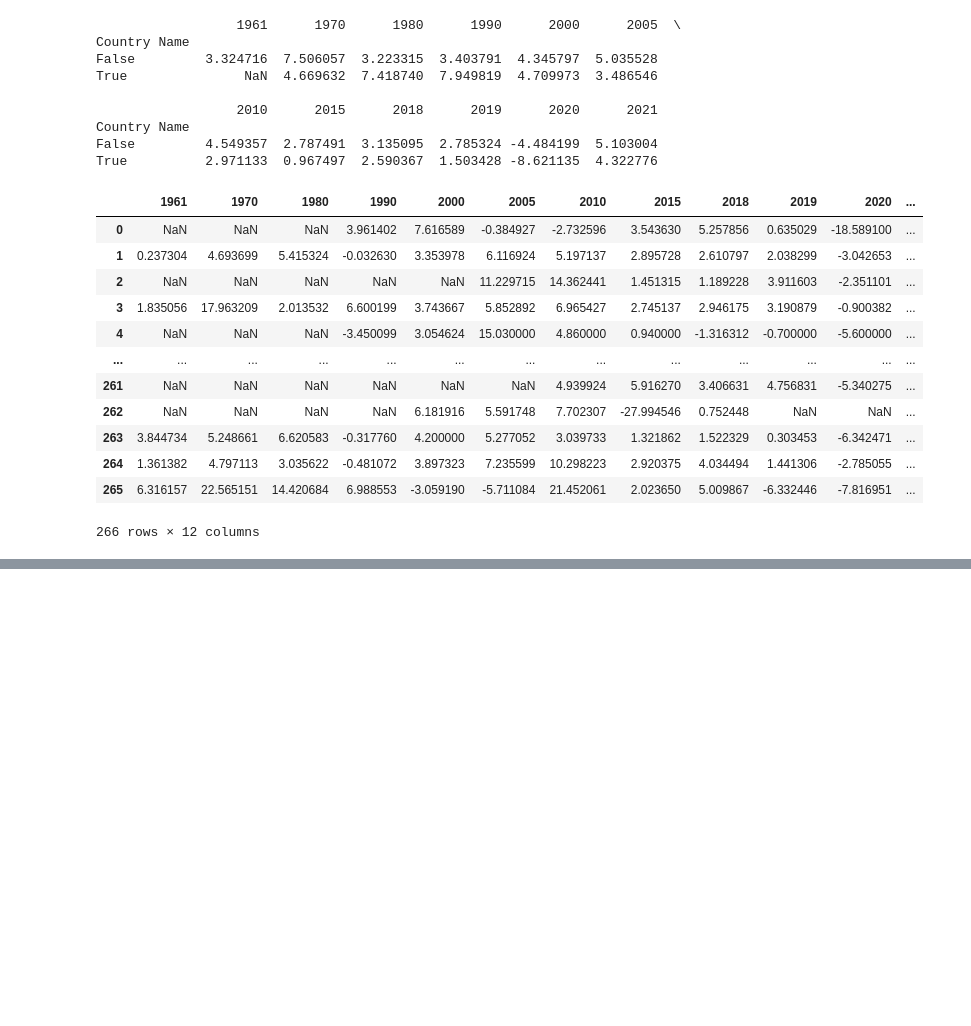
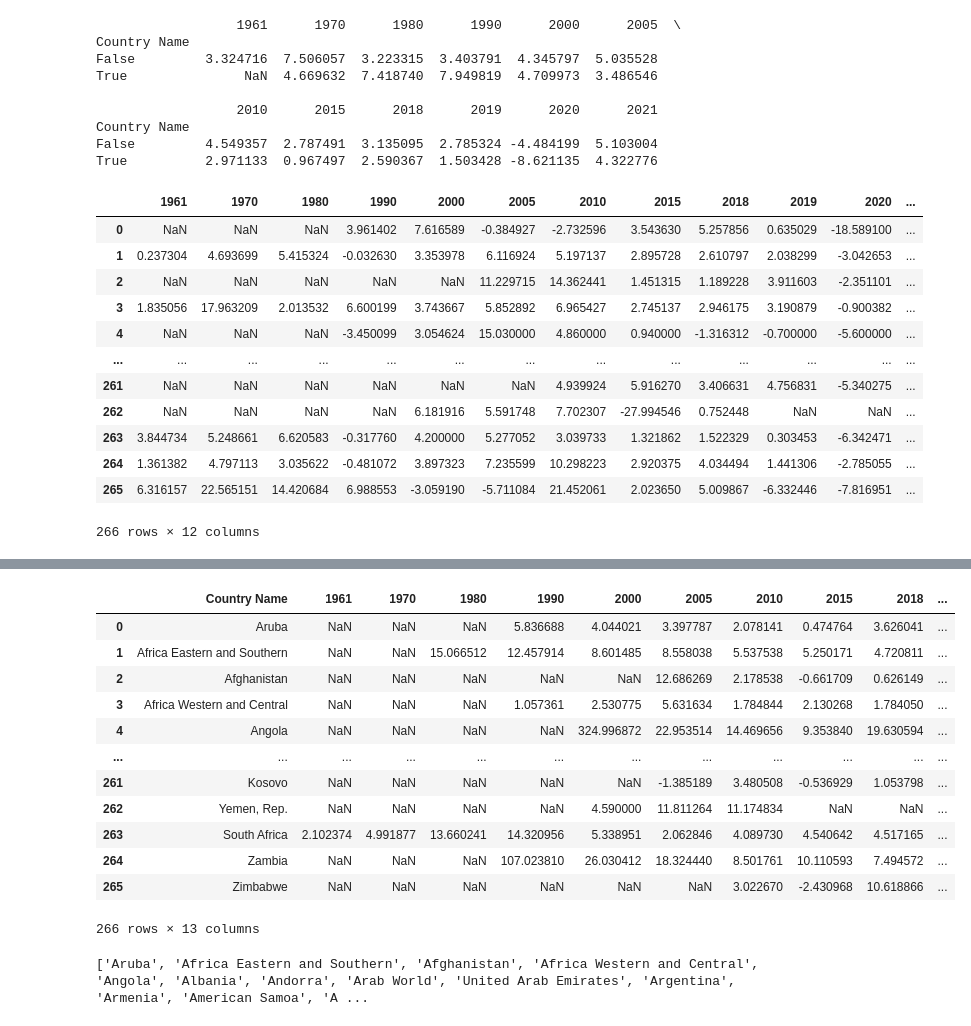
Before and after one commit to NOURDINEEEE/Projet_blanc_Dash1, a Jupyter notebook: Notebooks/Projet_blanc_donnees_mondiales.ipynb, the cells around one changed output, grey strips where cells are left out. Cells and saved outputs as stored; diff of their text form; code cells hidden in the pictures; blank space fills up the shorter version.

```diff
--- a/Notebooks/Projet_blanc_donnees_mondiales.ipynb
+++ b/Notebooks/Projet_blanc_donnees_mondiales.ipynb
@@ -343,0 +359,29 @@ sns.barplot(data=data_court.sort_values("STI"), x=vector.flatten(), y="STI", hue
+# %%
+Taux_de_croissance_Amerique_du_nord[['Country Name', '1961', '1970', '1980', '1990', '2000', '2005', '2010', '2015', '2018', '2019', '2020', '2021']]
+Taux_de_croissance_Afrique_sub_sahara[['Country Name', '1961', '1970', '1980', '1990', '2000', '2005', '2010', '2015', '2018', '2019', '2020', '2021']]
+Taux_de_croissance_Asie_Est[['Country Name', '1961', '1970', '1980', '1990', '2000', '2005', '2010', '2015', '2018', '2019', '2020', '2021']]
+Taux_de_croissance_Asie_Sud[['Country Name', '1961', '1970', '1980', '1990', '2000', '2005', '2010', '2015', '2018', '2019', '2020', '2021']]
+Taux_de_chomage_Amerique_du_nord[['Country Name', '1961', '1970', '1980', '1990', '2000', '2005', '2010', '2015', '2018', '2019', '2020', '2021']]
+Taux_de_croissance_Moyen_orient_Afrique_Nord[['Country Name', '1961', '1970', '1980', '1990', '2000', '2005', '2010', '2015', '2018', '2019', '2020', '2021']]
+Taux_de_chomage_Amerique_du_sud[['Country Name', '1961', '1970', '1980', '1990', '2000', '2005', '2010', '2015', '2018', '2019', '2020', '2021']]
+IDE_Amerique_du_nord[['Country Name', '1961', '1970', '1980', '1990', '2000', '2005', '2010', '2015', '2018', '2019', '2020', '2021']]
+IDE_sub_sahara[['Country Name', '1961', '1970', '1980', '1990', '2000', '2005', '2010', '2015', '2018', '2019', '2020', '2021']]
+Inflation_Amerique_du_nord[['Country Name', '1961', '1970', '1980', '1990', '2000', '2005', '2010', '2015', '2018', '2019', '2020', '2021']]
+# %% [output]
+|  | Country Name | 1961 | 1970 | 1980 | 1990 | 2000 | 2005 | 2010 | 2015 | 2018 | ... |
+| 0 | Aruba | NaN | NaN | NaN | 5.836688 | 4.044021 | 3.397787 | 2.078141 | 0.474764 | 3.626041 | ... |
+| 1 | Africa Eastern and Southern | NaN | NaN | 15.066512 | 12.457914 | 8.601485 | 8.558038 | 5.537538 | 5.250171 | 4.720811 | ... |
+| 2 | Afghanistan | NaN | NaN | NaN | NaN | NaN | 12.686269 | 2.178538 | -0.661709 | 0.626149 | ... |
+| 3 | Africa Western and Central | NaN | NaN | NaN | 1.057361 | 2.530775 | 5.631634 | 1.784844 | 2.130268 | 1.784050 | ... |
+| 4 | Angola | NaN | NaN | NaN | NaN | 324.996872 | 22.953514 | 14.469656 | 9.353840 | 19.630594 | ... |
+| ... | ... | ... | ... | ... | ... | ... | ... | ... | ... | ... | ... |
+| 261 | Kosovo | NaN | NaN | NaN | NaN | NaN | -1.385189 | 3.480508 | -0.536929 | 1.053798 | ... |
+| 262 | Yemen, Rep. | NaN | NaN | NaN | NaN | 4.590000 | 11.811264 | 11.174834 | NaN | NaN | ... |
+| 263 | South Africa | 2.102374 | 4.991877 | 13.660241 | 14.320956 | 5.338951 | 2.062846 | 4.089730 | 4.540642 | 4.517165 | ... |
+| 264 | Zambia | NaN | NaN | NaN | 107.023810 | 26.030412 | 18.324440 | 8.501761 | 10.110593 | 7.494572 | ... |
+| 265 | Zimbabwe | NaN | NaN | NaN | NaN | NaN | NaN | 3.022670 | -2.430968 | 10.618866 | ... |
+266 rows × 13 columns
+# %%
+print(list(Taux_de_croissance_Asie_Sud['Country Name']))
+# %% [output]
+['Aruba', 'Africa Eastern and Southern', 'Afghanistan', 'Africa Western and Central', 'Angola', 'Albania', 'Andorra', 'Arab World', 'United Arab Emirates', 'Argentina', 'Armenia', 'American Samoa', 'A ...
```
Also changed, not shown: parts of 12 cells of this notebook.
